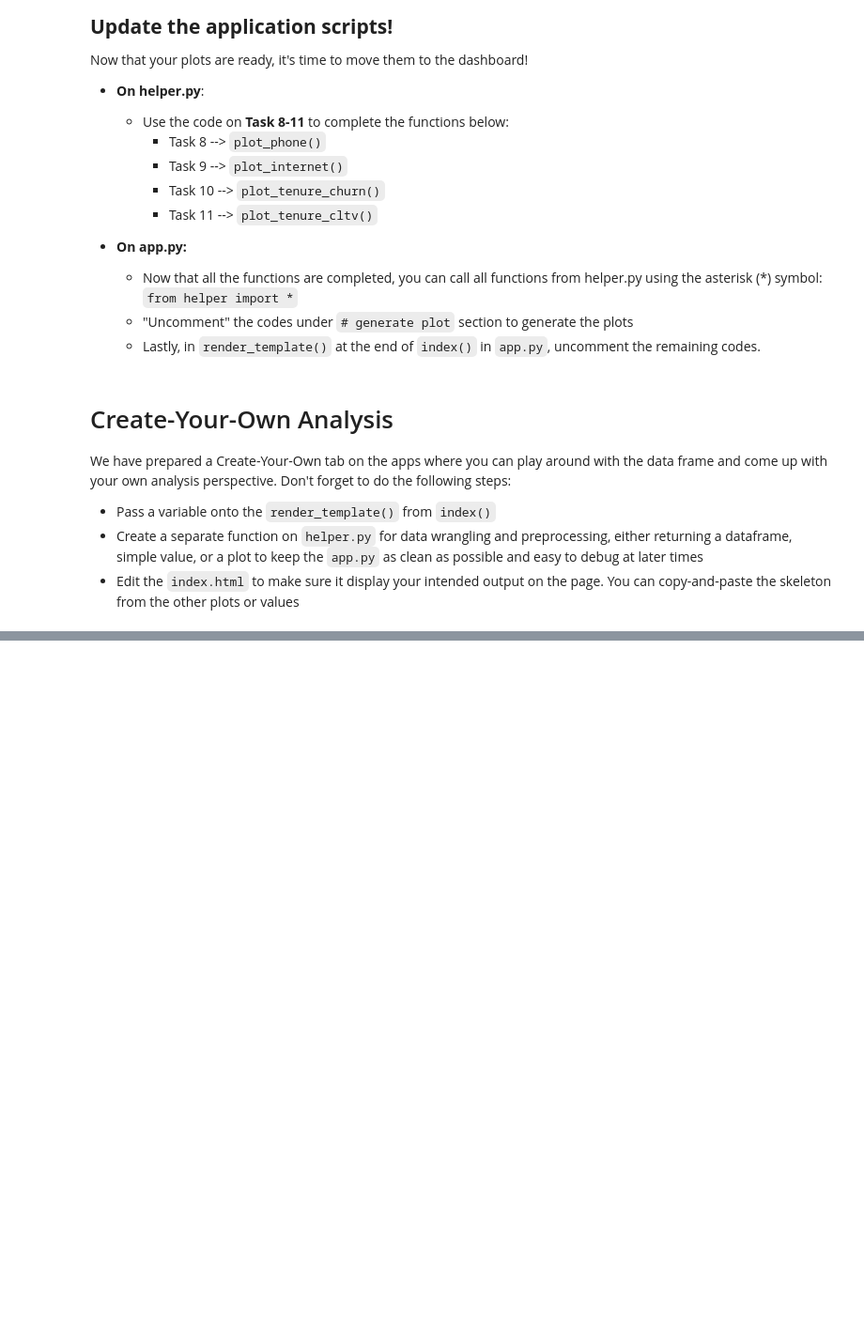
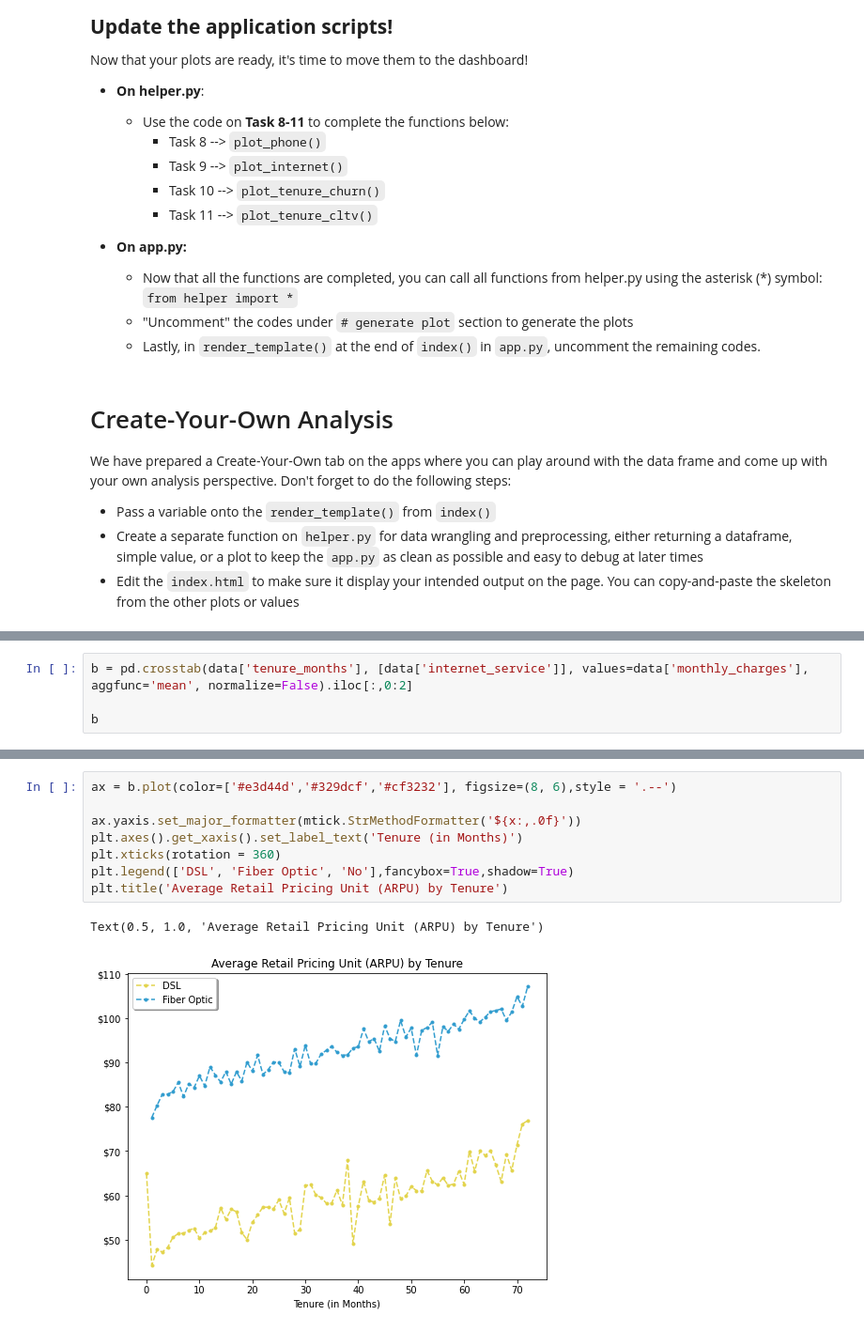
Before and after one commit to cyholder/capstone_angga, a Jupyter notebook: Customer_Churn_Analysis.ipynb, the cells around one changed output, grey strips where cells are left out. Shown at 94% size. Cells and saved outputs as stored; diff of their text form; blank space fills up the shorter version.

```diff
--- a/Customer_Churn_Analysis.ipynb
+++ b/Customer_Churn_Analysis.ipynb
@@ -464,0 +484,4 @@ We have prepared a Create-Your-Own tab on the apps where you can play around wit
+# %%
+b = pd.crosstab(data['tenure_months'], [data['internet_service']], values=data['monthly_charges'], aggfunc='mean', normalize=False).iloc[:,0:2]
+
+b
@@ -464,0 +527,11 @@ We have prepared a Create-Your-Own tab on the apps where you can play around wit
+# %%
+ax = b.plot(color=['#e3d44d','#329dcf','#cf3232'], figsize=(8, 6),style = '.--')
+
+ax.yaxis.set_major_formatter(mtick.StrMethodFormatter('${x:,.0f}'))
+plt.axes().get_xaxis().set_label_text('Tenure (in Months)')
+plt.xticks(rotation = 360)
+plt.legend(['DSL', 'Fiber Optic', 'No'],fancybox=True,shadow=True)
+plt.title('Average Retail Pricing Unit (ARPU) by Tenure')
+# %% [output]
+Text(0.5, 1.0, 'Average Retail Pricing Unit (ARPU) by Tenure')
+[figure, added]
```
Also changed, not shown: parts of 7 cells of this notebook, 3 other files.
